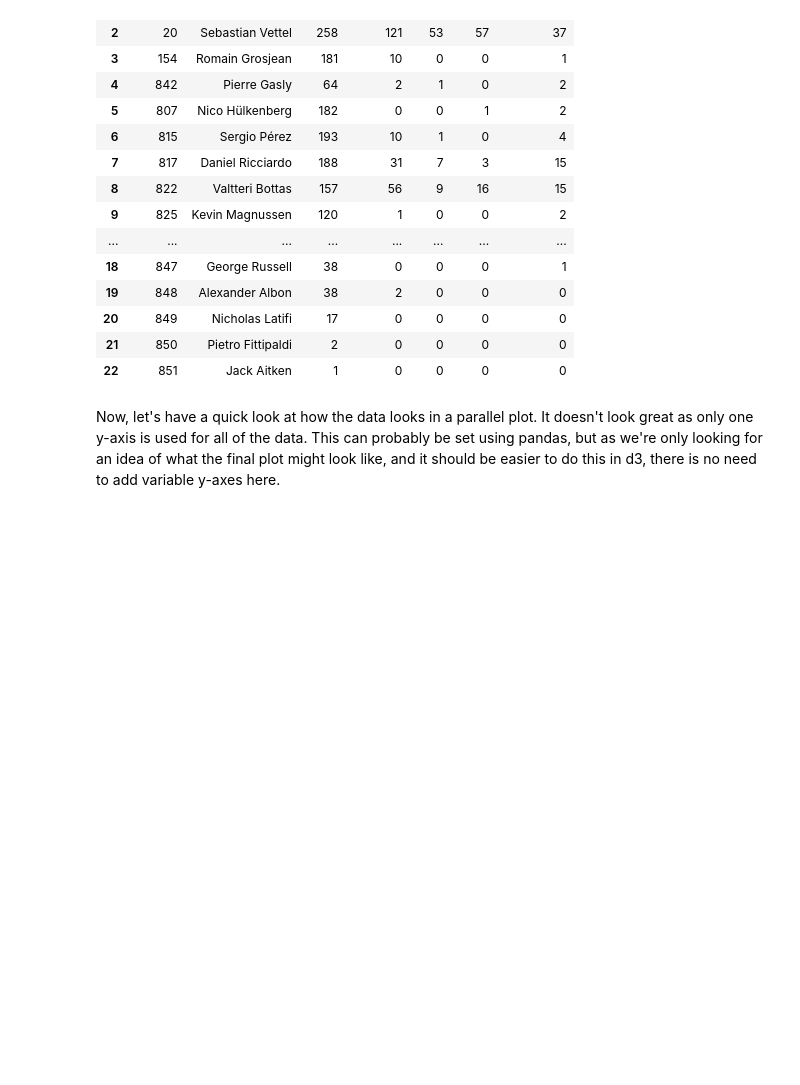
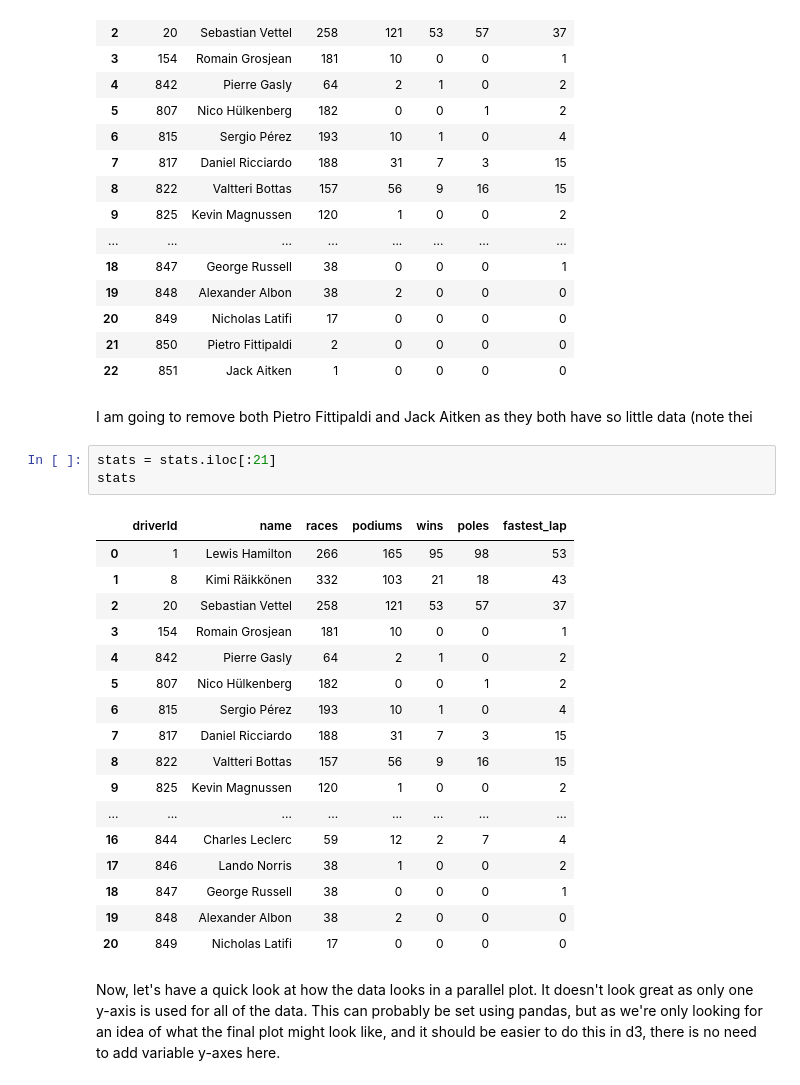
Before and after one commit to scottodonoghue/projects, a Jupyter notebook: 30DaysD3/Day 12 - F1 Drivers Parallel Plot.ipynb, the cells around one changed output. Drawn from its saved outputs; the diff is of its cells as text; blank space fills up the shorter version.

Commit message:
Update to data and notebook for day 12

```diff
--- a/30DaysD3/Day 12 - F1 Drivers Parallel Plot.ipynb
+++ b/30DaysD3/Day 12 - F1 Drivers Parallel Plot.ipynb
@@ -122,6 +122,29 @@ stats
 | 20 | 849 | Nicholas Latifi | 17 | 0 | 0 | 0 | 0 |
 | 21 | 850 | Pietro Fittipaldi | 2 | 0 | 0 | 0 | 0 |
 | 22 | 851 | Jack Aitken | 1 | 0 | 0 | 0 | 0 |
+# %% [markdown]
+I am going to remove both Pietro Fittipaldi and Jack Aitken as they both have so little data (note thei
+# %%
+stats = stats.iloc[:21]
+stats
+# %% [output]
+|  | driverId | name | races | podiums | wins | poles | fastest_lap |
+| 0 | 1 | Lewis Hamilton | 266 | 165 | 95 | 98 | 53 |
+| 1 | 8 | Kimi Räikkönen | 332 | 103 | 21 | 18 | 43 |
+| 2 | 20 | Sebastian Vettel | 258 | 121 | 53 | 57 | 37 |
+| 3 | 154 | Romain Grosjean | 181 | 10 | 0 | 0 | 1 |
+| 4 | 842 | Pierre Gasly | 64 | 2 | 1 | 0 | 2 |
+| 5 | 807 | Nico Hülkenberg | 182 | 0 | 0 | 1 | 2 |
+| 6 | 815 | Sergio Pérez | 193 | 10 | 1 | 0 | 4 |
+| 7 | 817 | Daniel Ricciardo | 188 | 31 | 7 | 3 | 15 |
+| 8 | 822 | Valtteri Bottas | 157 | 56 | 9 | 16 | 15 |
+| 9 | 825 | Kevin Magnussen | 120 | 1 | 0 | 0 | 2 |
+| ... | ... | ... | ... | ... | ... | ... | ... |
+| 16 | 844 | Charles Leclerc | 59 | 12 | 2 | 7 | 4 |
+| 17 | 846 | Lando Norris | 38 | 1 | 0 | 0 | 2 |
+| 18 | 847 | George Russell | 38 | 0 | 0 | 0 | 1 |
+| 19 | 848 | Alexander Albon | 38 | 2 | 0 | 0 | 0 |
+| 20 | 849 | Nicholas Latifi | 17 | 0 | 0 | 0 | 0 |
 # %% [markdown]
 Now, let's have a quick look at how the data looks in a parallel plot. It doesn't look great as only one y-axis is used for all of the data. This can probably be set using pandas, but as we're only looking for an idea of what the final plot might look like, and it should be easier to do this in d3, there is no need to add variable y-axes here.
 # %%
```
Also changed, not shown: 1 other file.
